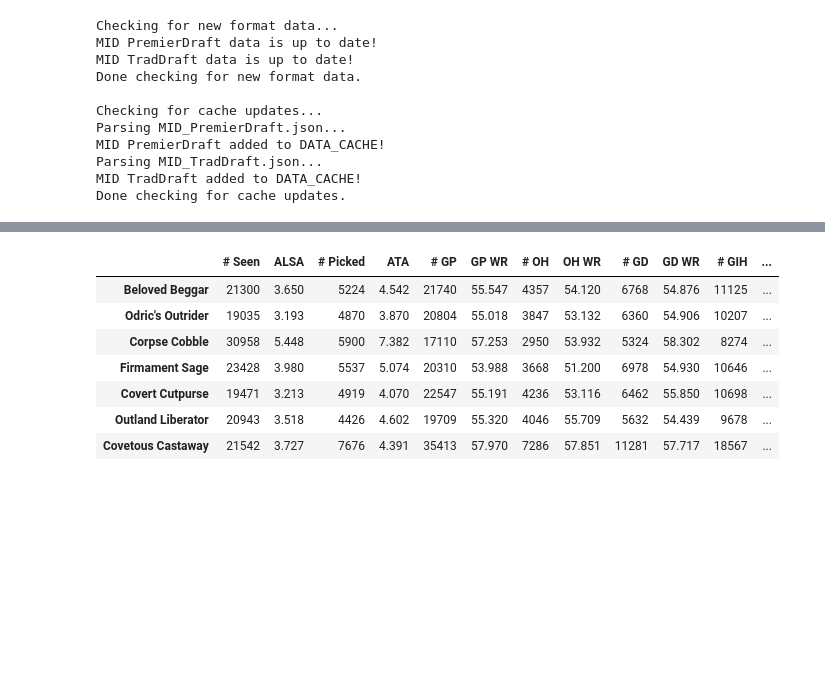
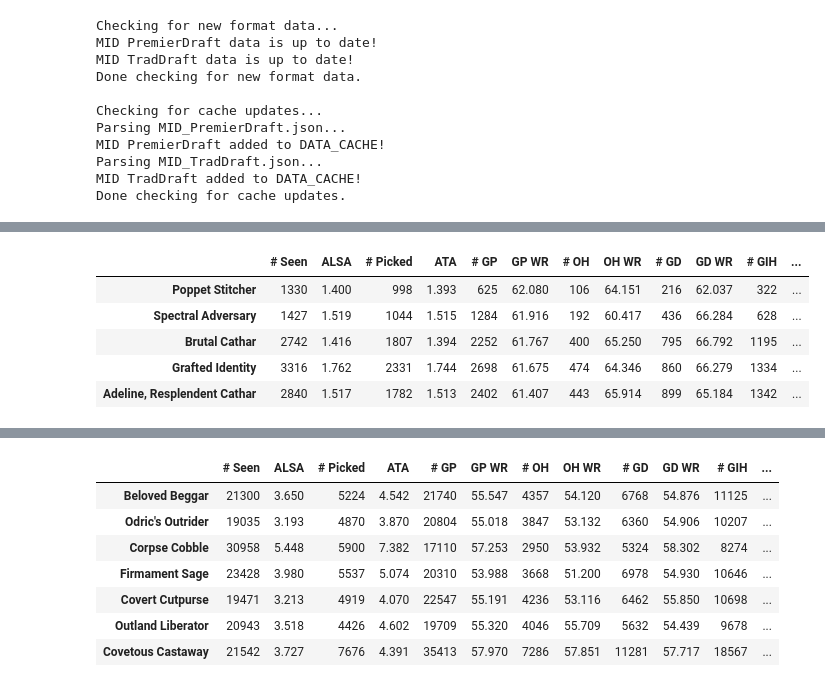
Before and after one commit to JasonYe4273/17lands-helper, a Jupyter notebook: Scratchpad.ipynb, the cells around one changed output, grey strips where cells are left out. Cells and saved outputs as stored; diff of their text form; code cells hidden in the pictures; blank space fills up the shorter version.

```diff
--- a/Scratchpad.ipynb
+++ b/Scratchpad.ipynb
@@ -32,3 +20,39 @@ def get_top(s, f, c, col, n=5, card_color=None, card_rarity=None):
+# %%
+# Filters out cards that have a number of games played less than p% of # GP.
+def min_play_filter(df, p):
+    min_game = df['# GP'].mean() * (p/100)
+    return df[df['# GP'] >= min_game]
+
+# Filters out cards that don't fall within the colour identy.
+def color_id_filter(df, color_string):
+    if color_string is not None and color_string != '':
+        return df[df['Color'].apply(lambda x: set(x) <= set(color_string))]
+    else:
+        return df
+
+# Filters out cards that aren't in the given rarities.
+def rarity_filter(df, rarity):
+    if rarity is not None and rarity != '':
+        return df[df['Rarity'].apply(lambda x: set(x) <= set(rarity))]
+    else:
+        return df
+
+# Gets the top n cards, based on a particular stat column.
+# Can filter based on card colours, rarity.
+# Can get the bottom n cards with 'reverse=True'
+def get_top(df, col, n=5, card_colors=None, card_rarity=None, reverse=False):
+    filtered = min_play_filter(df, 10)
+    filtered = color_id_filter(filtered, card_colors)
+    filtered = rarity_filter(filtered, card_rarity)
+
+    # Functional XOR.
+    reverse = reverse != (col == "ALSA" or col == "ATA")
+
+    # Return the smallest values if we're dealing with pick orders
+    if reverse != (col == "ALSA" or col == "ATA"):
+        return filtered.nsmallest(n, col)
+    else:
+        return filtered.nlargest(n, col)
 # %%
 def gt(x, y):  #Used for function pointer shenanigans
     return x > y
@@ -91,0 +143,11 @@ Done checking for cache updates.
+# %%
+x = get_top(PANDAS_CACHE['MID']['PremierDraft']['WU'], stat, n=5, card_colors=None, card_rarity='MR')
+["Color", "ALSA", "# GP", "GP WR", "# GIH", "GIH WR"]
+x
+# %% [output]
+|  | # Seen | ALSA | # Picked | ATA | # GP | GP WR | # OH | OH WR | # GD | GD WR | # GIH | ... |
+| Poppet Stitcher | 1330 | 1.400 | 998 | 1.393 | 625 | 62.080 | 106 | 64.151 | 216 | 62.037 | 322 | ... |
+| Spectral Adversary | 1427 | 1.519 | 1044 | 1.515 | 1284 | 61.916 | 192 | 60.417 | 436 | 66.284 | 628 | ... |
+| Brutal Cathar | 2742 | 1.416 | 1807 | 1.394 | 2252 | 61.767 | 400 | 65.250 | 795 | 66.792 | 1195 | ... |
+| Grafted Identity | 3316 | 1.762 | 2331 | 1.744 | 2698 | 61.675 | 474 | 64.346 | 860 | 66.279 | 1334 | ... |
+| Adeline, Resplendent Cathar | 2840 | 1.517 | 1782 | 1.513 | 2402 | 61.407 | 443 | 65.914 | 899 | 65.184 | 1342 | ... |
```
Also changed, not shown: parts of 9 cells of this notebook, 2 other files.
